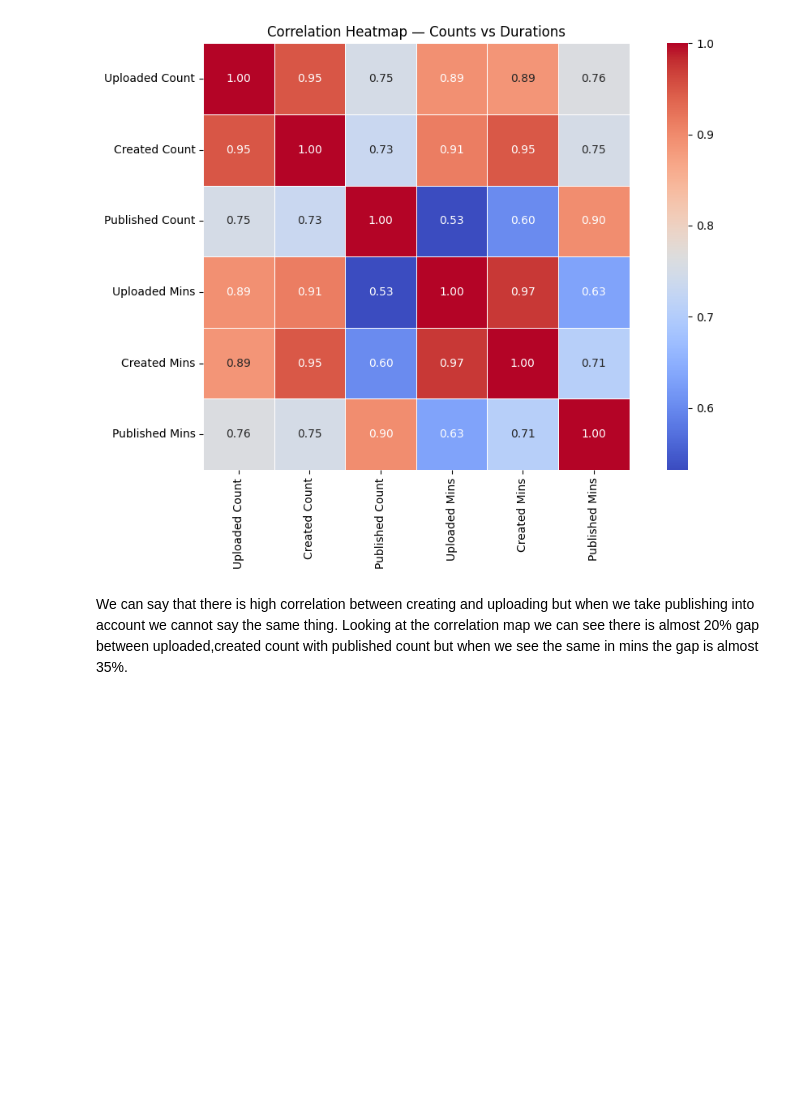
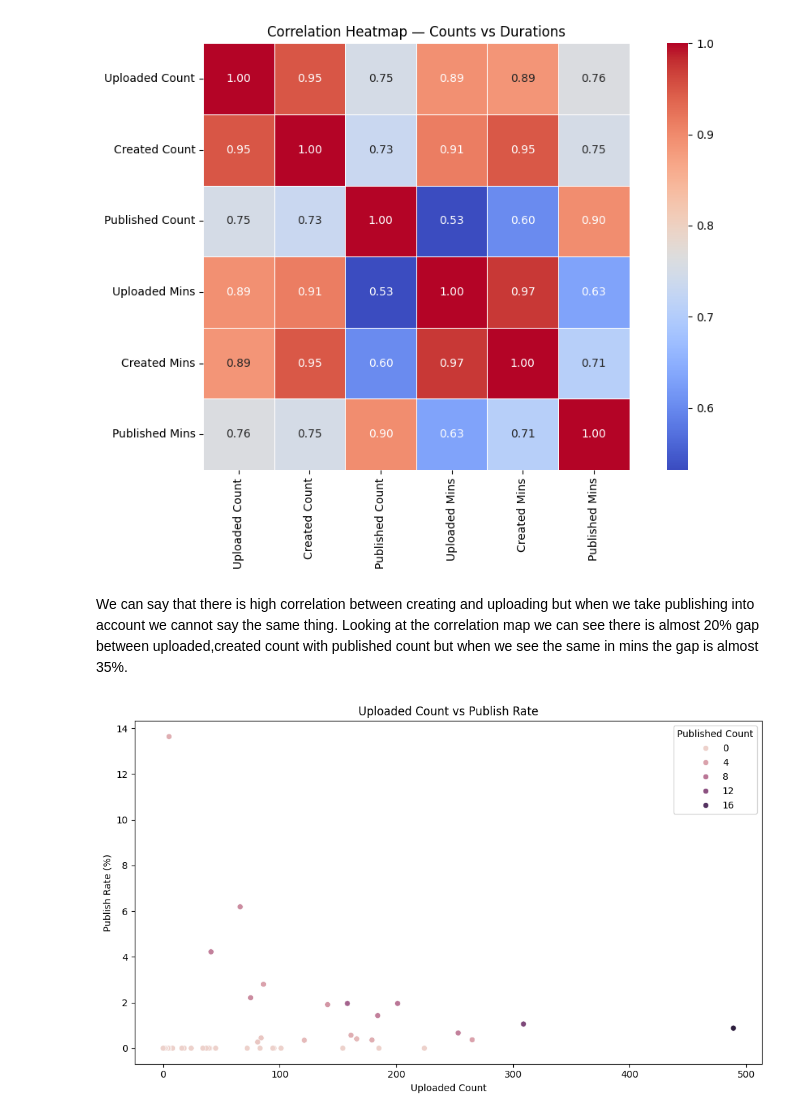
Before and after one commit to zen-code11/GC-Data, a Jupyter notebook: eda.ipynb, the cells around one changed output. Drawn from its saved outputs; the diff is of its cells as text; code cells hidden in the pictures; blank space fills up the shorter version.

```diff
--- a/eda.ipynb
+++ b/eda.ipynb
@@ -131,0 +130,10 @@ df['Publish Rate (%)'] = (df['Published Count'] / df['Created Count'] * 100).rou
+# %%
+df['Publish Rate (%)'] = (df['Published Count'] / df['Created Count'] * 100).round(2) #calculating the publish percentage
+
+plt.figure(figsize=(10,6)) #scatter plot with uploaded count on x-axis, publish rate on y-axis and the color/hue depicting the published count
+sns.scatterplot(data=df, x='Uploaded Count', y='Publish Rate (%)', hue='Published Count')
+plt.title('Uploaded Count vs Publish Rate')
+plt.tight_layout()
+plt.show()
+# %% [output]
+[figure, added]
```
Also changed, not shown: parts of 7 cells of this notebook.
